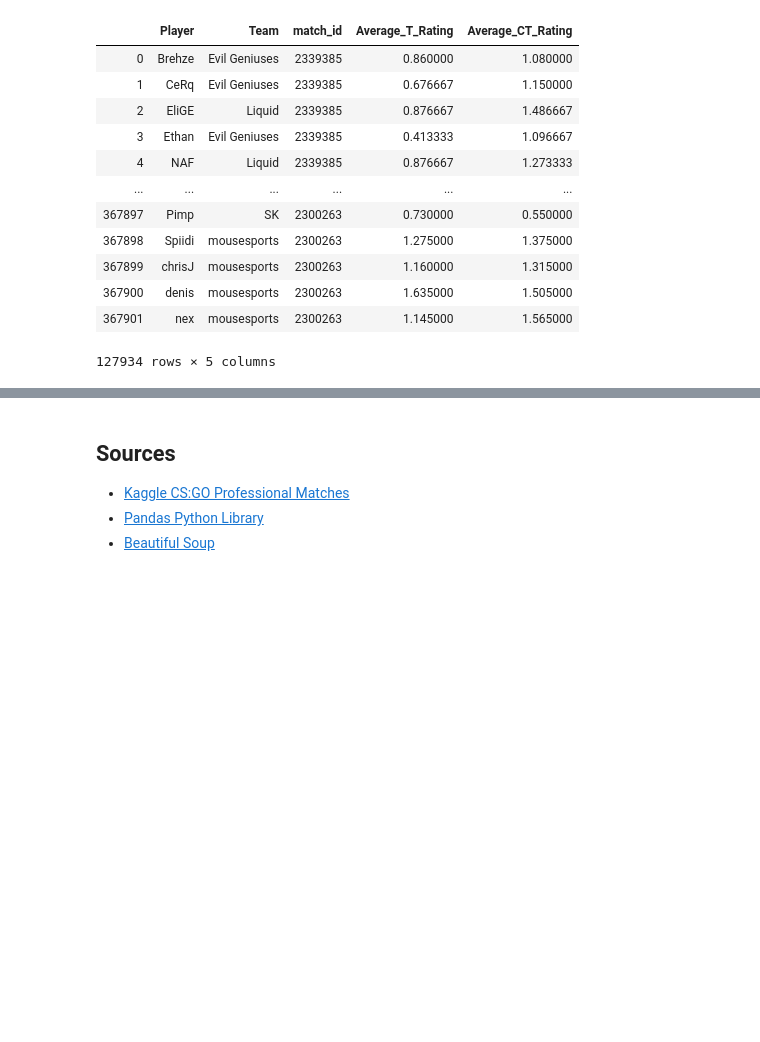
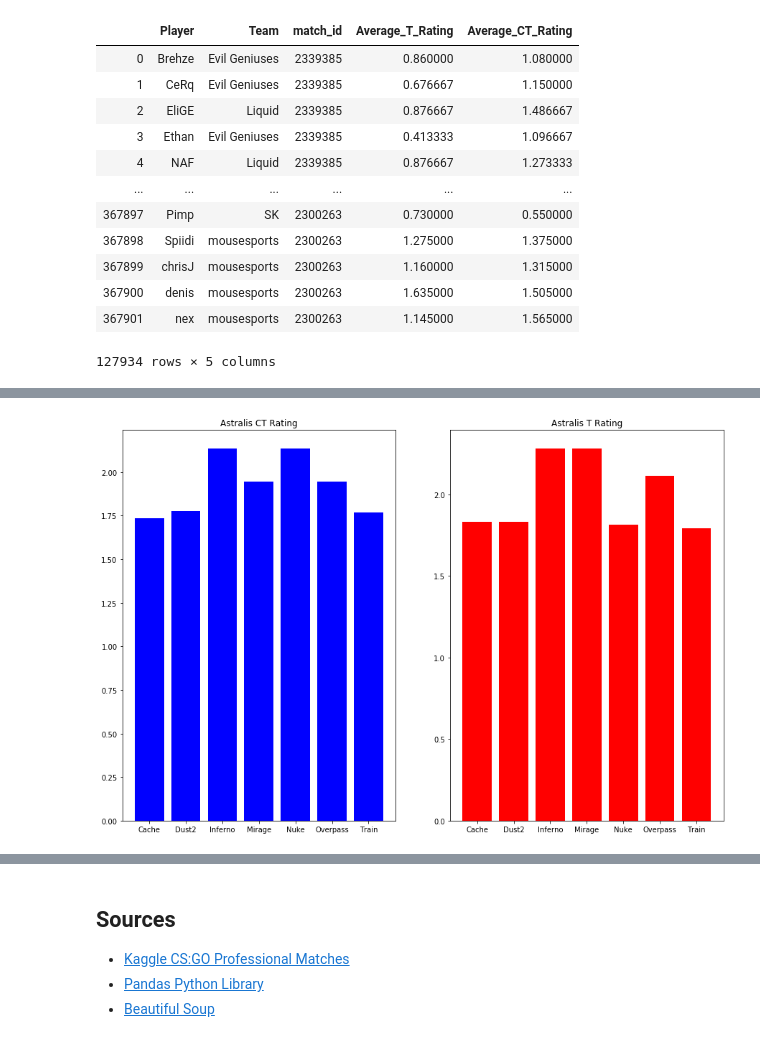
Before and after one commit to richchen11/richchen11.github.io, a Jupyter notebook: CMSC320RichardChen.ipynb, the cells around one changed output, grey strips where cells are left out. Drawn from its saved outputs; the diff is of its cells as text; code cells hidden in the pictures; blank space fills up the shorter version.

```diff
--- a/CMSC320RichardChen.ipynb
+++ b/CMSC320RichardChen.ipynb
@@ -168,0 +191,12 @@ ___
+# %%
+astralis_df = new_df.loc[new_df['Team'] == 'Astralis']
+astralis_df = astralis_df.loc[astralis_df['MapWinner'] == 'Astralis']
+astralis_df.reset_index(drop = True)
+fig, (ax1, ax2) = plt.subplots(1,2,sharex = True, figsize = (15,10))
+ax1.bar(x = astralis_df['Map'],height = astralis_df['Average_CT_Rating'], color = 'blue')
+ax2.bar(x = astralis_df['Map'],height = astralis_df['Average_T_Rating'], color = 'red')
+
+ax1.title.set_text('Astralis CT Rating')
+ax2.title.set_text('Astralis T Rating')
+# %% [output]
+[figure, added]
```
Also changed, not shown: parts of 12 cells of this notebook, 1 other file.
